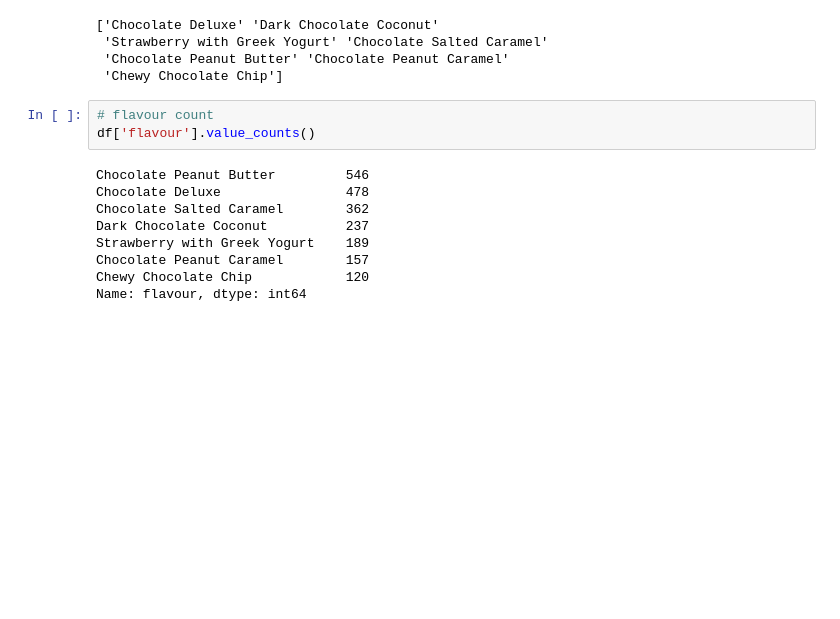
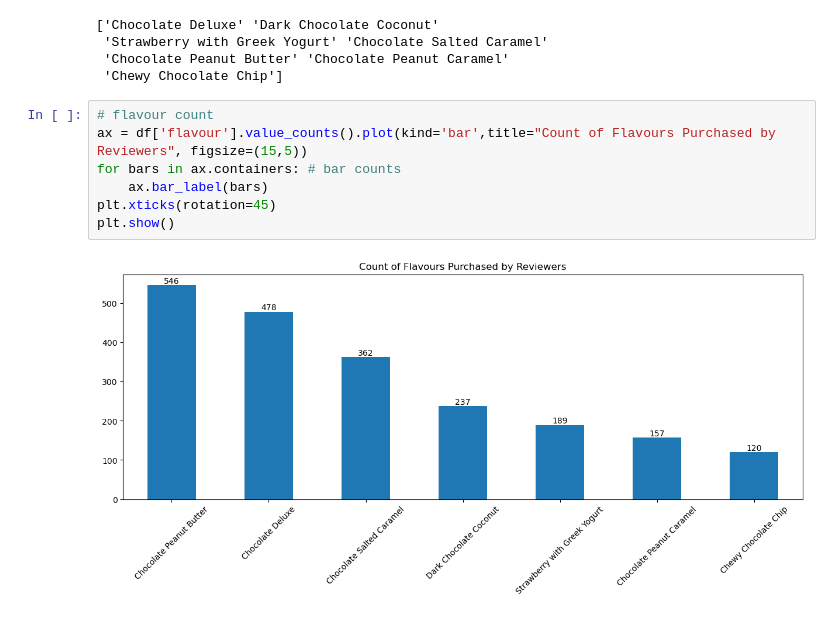
Before and after one commit to Xavi422/amz-review-scraper, a Jupyter notebook: sentiment.ipynb, the cells around one changed output. Cells and saved outputs as stored; diff of their text form; blank space fills up the shorter version.

```diff
--- a/sentiment.ipynb
+++ b/sentiment.ipynb
@@ -39,15 +41,12 @@ print(df['flavour'].unique())
  'Strawberry with Greek Yogurt' 'Chocolate Salted Caramel'
  'Chocolate Peanut Butter' 'Chocolate Peanut Caramel'
  'Chewy Chocolate Chip']
-# %%
-# flavour count
-df['flavour'].value_counts()
-# %% [output]
-Chocolate Peanut Butter         546
-Chocolate Deluxe                478
-Chocolate Salted Caramel        362
-Dark Chocolate Coconut          237
-Strawberry with Greek Yogurt    189
-Chocolate Peanut Caramel        157
-Chewy Chocolate Chip            120
-Name: flavour, dtype: int64
+# %%
+# flavour count
+ax = df['flavour'].value_counts().plot(kind='bar',title="Count of Flavours Purchased by Reviewers", figsize=(15,5))
+for bars in ax.containers: # bar counts
+    ax.bar_label(bars)
+plt.xticks(rotation=45)
+plt.show()
+# %% [output]
+[figure, added]
```
Also changed, not shown: parts of 2 cells of this notebook.
